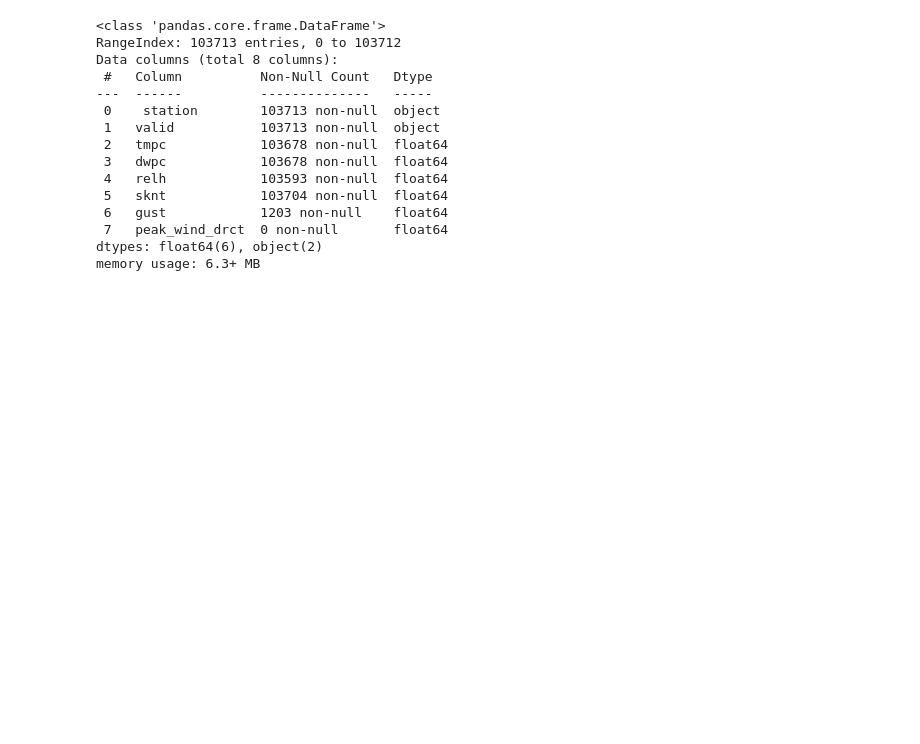
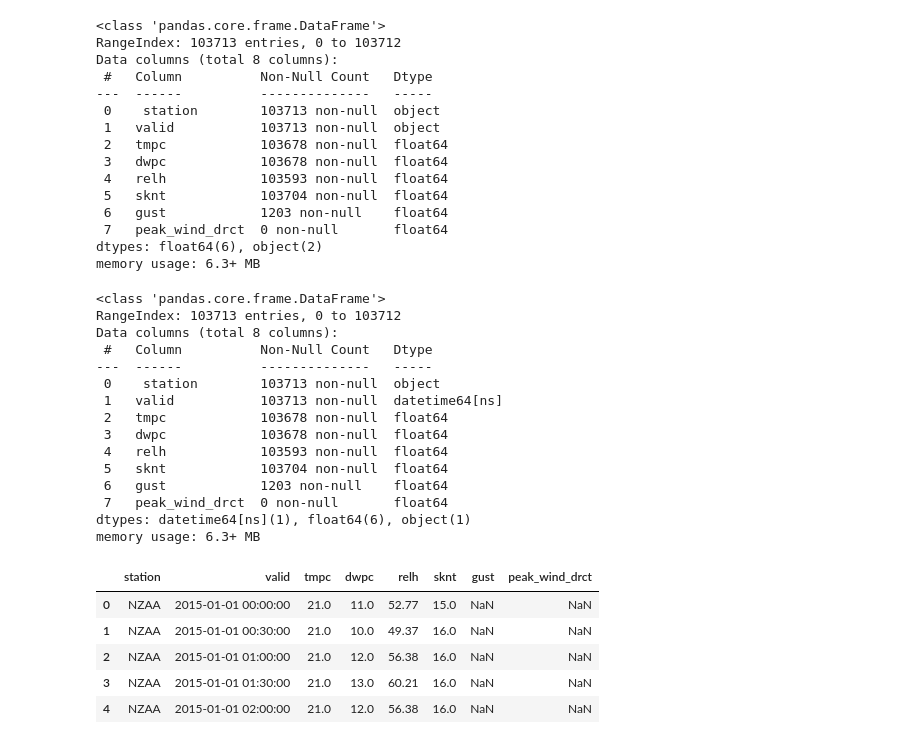
Before and after one commit to Vikentiij/MSA2022.Phase2.DataScience, a Jupyter notebook: weather_eda.ipynb, the cells around one changed output. Cells and saved outputs as stored; diff of their text form; code cells hidden in the pictures; blank space fills up the shorter version.

```diff
--- a/weather_eda.ipynb
+++ b/weather_eda.ipynb
@@ -89,3 +91,28 @@ dataset['valid'] = pd.to_datetime(dataset['valid'])
+# %%
+dataset.info()
+dataset.head()
+# %% [output]
+<class 'pandas.core.frame.DataFrame'>
+RangeIndex: 103713 entries, 0 to 103712
+Data columns (total 8 columns):
+ #   Column          Non-Null Count   Dtype
+---  ------          --------------   -----
+ 0    station        103713 non-null  object
+ 1   valid           103713 non-null  datetime64[ns]
+ 2   tmpc            103678 non-null  float64
+ 3   dwpc            103678 non-null  float64
+ 4   relh            103593 non-null  float64
+ 5   sknt            103704 non-null  float64
+ 6   gust            1203 non-null    float64
+ 7   peak_wind_drct  0 non-null       float64
+dtypes: datetime64[ns](1), float64(6), object(1)
+memory usage: 6.3+ MB
+|  | station | valid | tmpc | dwpc | relh | sknt | gust | peak_wind_drct |
+| 0 | NZAA | 2015-01-01 00:00:00 | 21.0 | 11.0 | 52.77 | 15.0 | NaN | NaN |
+| 1 | NZAA | 2015-01-01 00:30:00 | 21.0 | 10.0 | 49.37 | 16.0 | NaN | NaN |
+| 2 | NZAA | 2015-01-01 01:00:00 | 21.0 | 12.0 | 56.38 | 16.0 | NaN | NaN |
+| 3 | NZAA | 2015-01-01 01:30:00 | 21.0 | 13.0 | 60.21 | 16.0 | NaN | NaN |
+| 4 | NZAA | 2015-01-01 02:00:00 | 21.0 | 12.0 | 56.38 | 16.0 | NaN | NaN |
 # %%
 # Correlation plot.
 # Values nearing one or negative one can have a pattern where a(x) = k*b(x)
```
Also changed, not shown: parts of 5 cells of this notebook, 1 other file.
